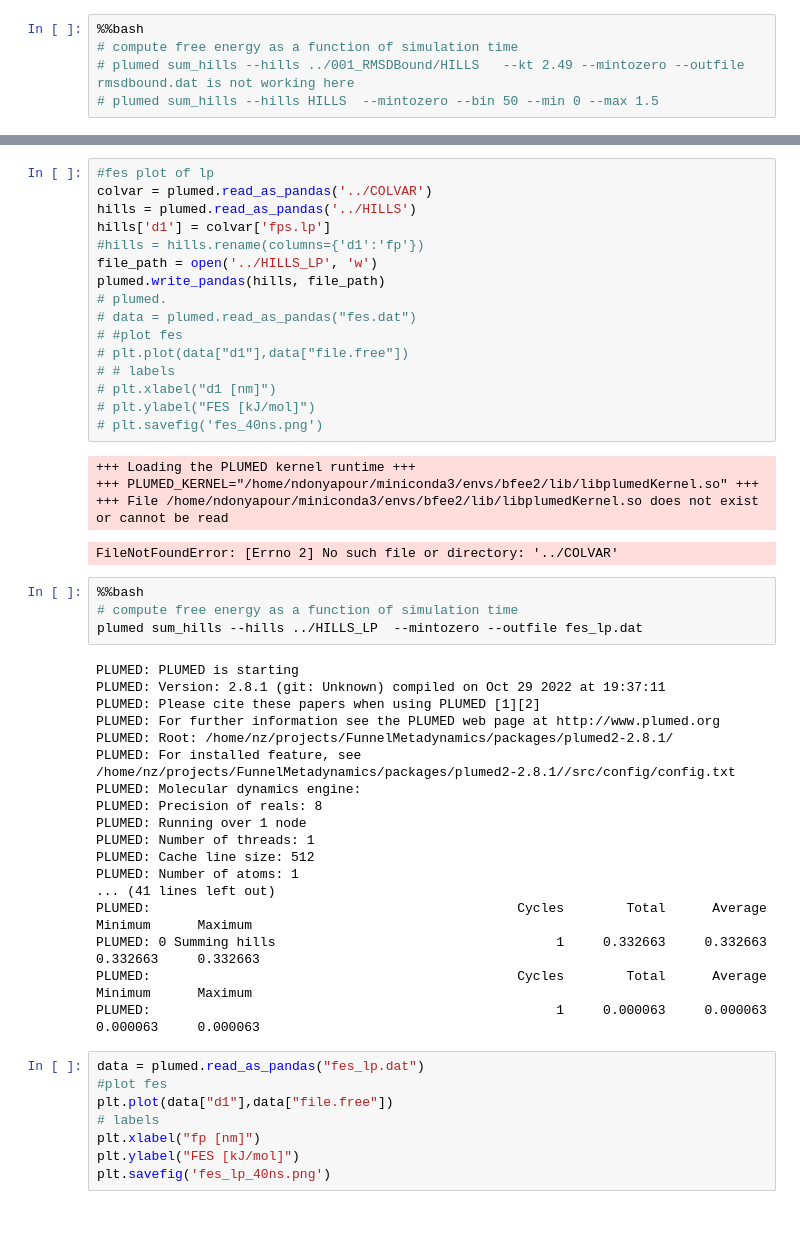
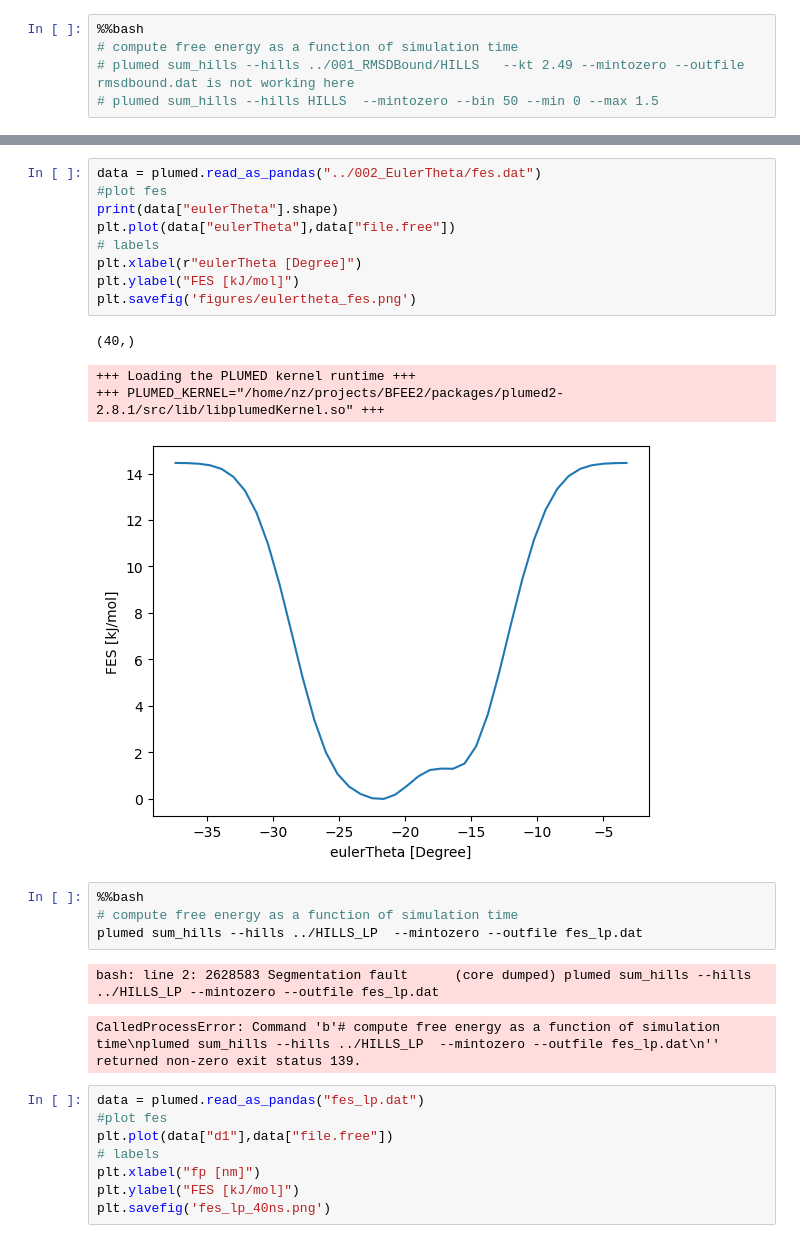
Before and after one commit to ndonyapour/BFEE2_OpenMM, a Jupyter notebook: openmm_plumed/analysis/fes_plots.ipynb, the cells around one changed output, grey strips where cells are left out. Saved outputs shown, nothing was run; the diff lists cells and outputs as text.

```diff
--- a/openmm_plumed/analysis/fes_plots.ipynb
+++ b/openmm_plumed/analysis/fes_plots.ipynb
@@ -24,46 +23,24 @@ plt.savefig('figures/rmsdbound_fes.png')
 # %%
-#fes plot of lp
-colvar = plumed.read_as_pandas('../COLVAR')
-hills = plumed.read_as_pandas('../HILLS')
-hills['d1'] = colvar['fps.lp']
-#hills = hills.rename(columns={'d1':'fp'})
-file_path = open('../HILLS_LP', 'w')
-plumed.write_pandas(hills, file_path)
-# plumed.
-# data = plumed.read_as_pandas("fes.dat")
-# #plot fes
-# plt.plot(data["d1"],data["file.free"])
-# # labels
-# plt.xlabel("d1 [nm]")
-# plt.ylabel("FES [kJ/mol]")
-# plt.savefig('fes_40ns.png')
+data = plumed.read_as_pandas("../002_EulerTheta/fes.dat")
+#plot fes
+print(data["eulerTheta"].shape)
+plt.plot(data["eulerTheta"],data["file.free"])
+# labels
+plt.xlabel(r"eulerTheta [Degree]")
+plt.ylabel("FES [kJ/mol]")
+plt.savefig('figures/eulertheta_fes.png')
 # %% [output]
-+++ Loading the PLUMED kernel runtime +++
-+++ PLUMED_KERNEL="/home/ndonyapour/miniconda3/envs/bfee2/lib/libplumedKernel.so" +++
-+++ File /home/ndonyapour/miniconda3/envs/bfee2/lib/libplumedKernel.so does not exist or cannot be read
+(40,)
-FileNotFoundError: [Errno 2] No such file or directory: '../COLVAR'
++++ Loading the PLUMED kernel runtime +++
++++ PLUMED_KERNEL="/home/nz/projects/BFEE2/packages/plumed2-2.8.1/src/lib/libplumedKernel.so" +++
+[figure, added]
 # %%
 %%bash
 # compute free energy as a function of simulation time
 plumed sum_hills --hills ../HILLS_LP  --mintozero --outfile fes_lp.dat
 # %% [output]
-PLUMED: PLUMED is starting
-PLUMED: Version: 2.8.1 (git: Unknown) compiled on Oct 29 2022 at 19:37:11
-PLUMED: Please cite these papers when using PLUMED [1][2]
-PLUMED: For further information see the PLUMED web page at http://www.plumed.org
-PLUMED: Root: /home/nz/projects/FunnelMetadynamics/packages/plumed2-2.8.1/
-PLUMED: For installed feature, see /home/nz/projects/FunnelMetadynamics/packages/plumed2-2.8.1//src/config/config.txt
-PLUMED: Molecular dynamics engine:
-PLUMED: Precision of reals: 8
-PLUMED: Running over 1 node
-PLUMED: Number of threads: 1
-PLUMED: Cache line size: 512
-PLUMED: Number of atoms: 1
-... (41 lines left out)
-PLUMED:                                               Cycles        Total      Average      Minimum      Maximum
-PLUMED: 0 Summing hills                                    1     0.332663     0.332663     0.332663     0.332663
-PLUMED:                                               Cycles        Total      Average      Minimum      Maximum
-PLUMED:                                                    1     0.000063     0.000063     0.000063     0.000063
+bash: line 2: 2628583 Segmentation fault      (core dumped) plumed sum_hills --hills ../HILLS_LP --mintozero --outfile fes_lp.dat
+CalledProcessError: Command 'b'# compute free energy as a function of simulation time\nplumed sum_hills --hills ../HILLS_LP  --mintozero --outfile fes_lp.dat\n'' returned non-zero exit status 139.
 # %%
 data = plumed.read_as_pandas("fes_lp.dat")
 #plot fes
```
Also changed, not shown: parts of 1 cell of this notebook, 11 other files.
